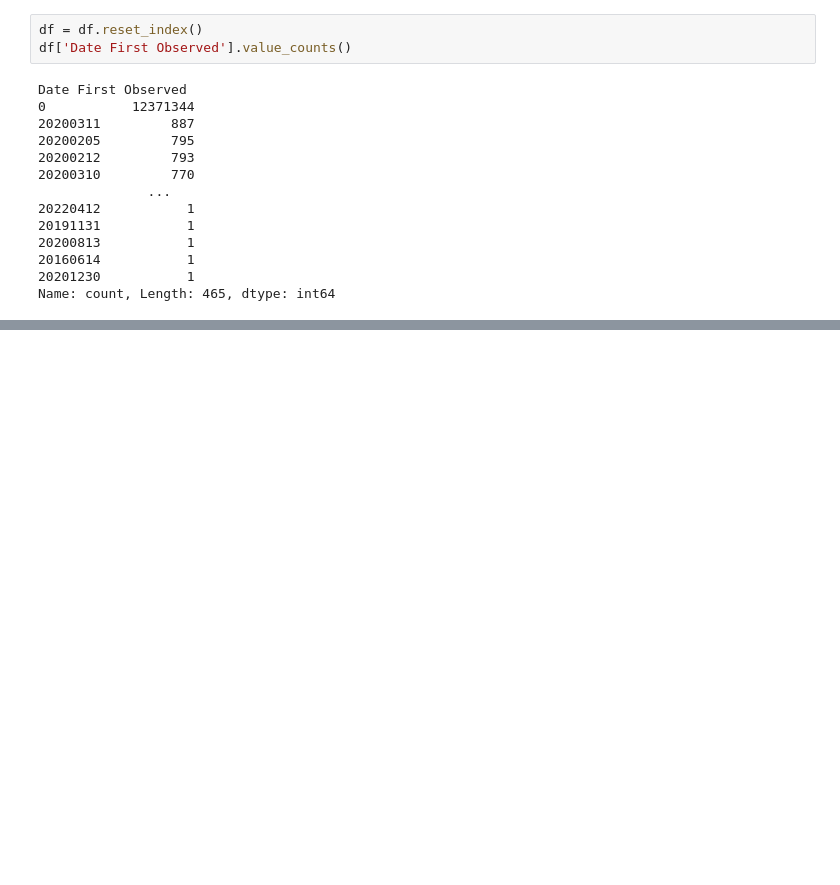
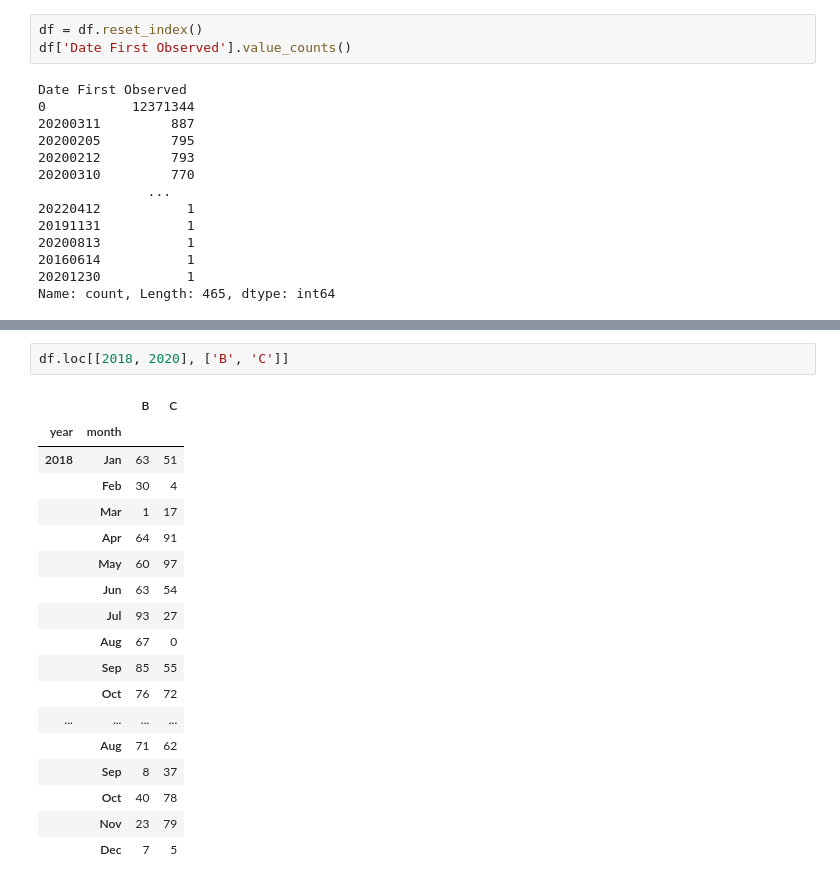
Before and after one commit to JPL-JUNO/Data-Analysis-and-Science, a Jupyter notebook: PW/NOTEBOOKS/Indexes/exercise_21_parking_tickets.ipynb, the cells around one changed output, grey strips where cells are left out. Saved outputs shown, nothing was run; the diff lists cells and outputs as text; blank space fills up the shorter version.

```diff
--- a/PW/NOTEBOOKS/Indexes/exercise_21_parking_tickets.ipynb
+++ b/PW/NOTEBOOKS/Indexes/exercise_21_parking_tickets.ipynb
@@ -133,0 +228,21 @@ Name: count, Length: 465, dtype: int64
+# %%
+df.loc[[2018, 2020], ['B', 'C']]
+# %% [output]
+|  |  | B | C |
+| year | month |  |  |
+| 2018 | Jan | 63 | 51 |
+|  | Feb | 30 | 4 |
+|  | Mar | 1 | 17 |
+|  | Apr | 64 | 91 |
+|  | May | 60 | 97 |
+|  | Jun | 63 | 54 |
+|  | Jul | 93 | 27 |
+|  | Aug | 67 | 0 |
+|  | Sep | 85 | 55 |
+|  | Oct | 76 | 72 |
+| ... | ... | ... | ... |
+|  | Aug | 71 | 62 |
+|  | Sep | 8 | 37 |
+|  | Oct | 40 | 78 |
+|  | Nov | 23 | 79 |
+|  | Dec | 7 | 5 |
```
Also changed, not shown: parts of 24 cells of this notebook, 2 other files.
